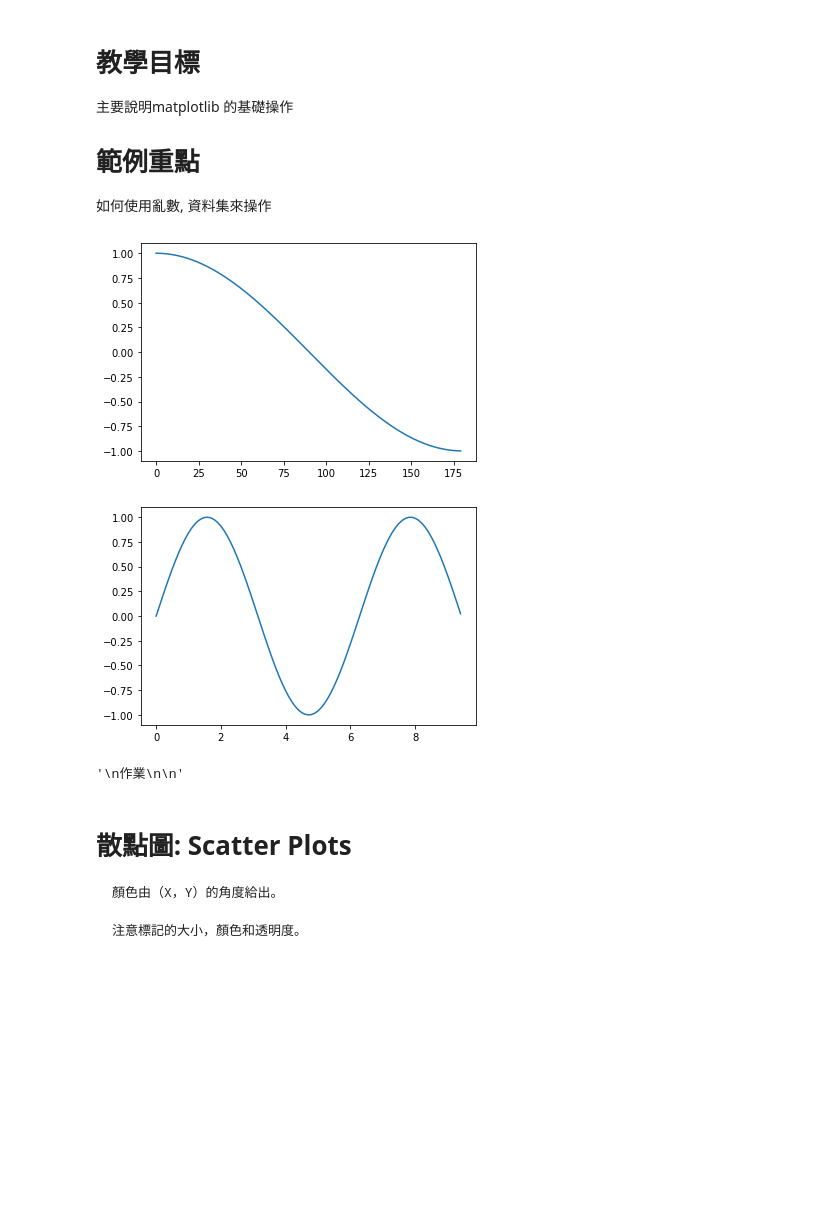
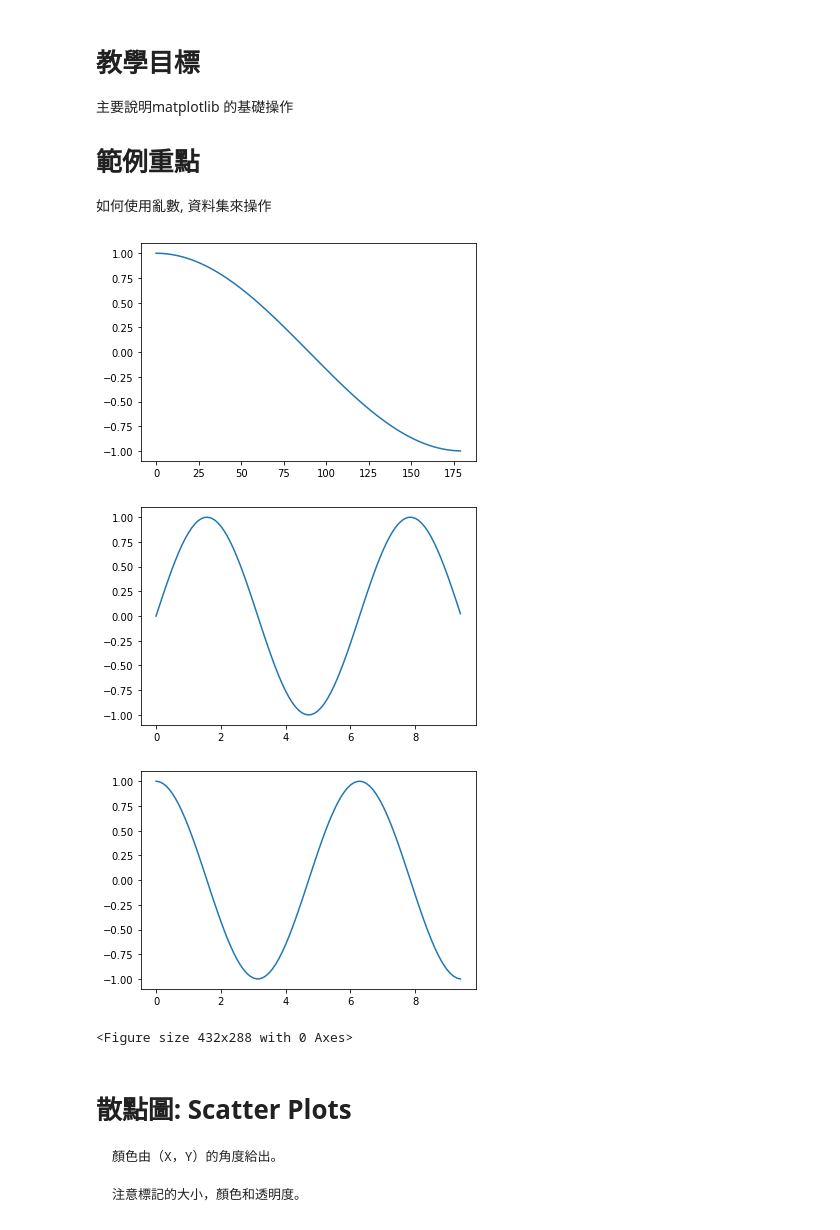
Before and after one commit to NedHsu/python-60days, a Jupyter notebook: D18/D18Work.ipynb, the cells around one changed output. Drawn from its saved outputs; the diff is of its cells as text; code cells hidden in the pictures; blank space fills up the shorter version.

```diff
--- a/D18/D18Work.ipynb
+++ b/D18/D18Work.ipynb
@@ -11,36 +11,39 @@
 # %%
 # 載入需要的...
 import matplotlib.pyplot as plt
 import numpy as np
 
 # 準備數據 ... 假設我要畫一個sin波 從0~180度
 # 設定要畫的的x,y數據list....
 x = np.arange(0,180)
 y = np.cos(x * np.pi / 180.0)
 
 # 開始畫圖
 plt.plot(x,y)
 # 在這個指令之前，都還在做畫圖的動作
 # 這個指令算是 "秀圖"
 plt.show()
 
 #畫出完整的 sin 圖形
 x = np.arange(0, 3 * np.pi, 0.1)
 y_sin = np.sin(x)
 
 plt.plot(x, y_sin)
 
 plt.show()
 
 #畫出完整的 cos 圖形
-'''
-作業
+x_cos = np.arange(0, 3 * np.pi, 0.1)
+y_cos = np.cos(x_cos)
 
-'''
+plt.plot(x_cos, y_cos)
+
+plt.show()
 # %% [output]
 [figure]
 [figure]
+[figure, added]
-'\n作業\n\n'
+<Figure size 432x288 with 0 Axes>
 # %% [markdown]
 # 散點圖: Scatter Plots
 
```
Also changed, not shown: parts of 1 cell of this notebook.
